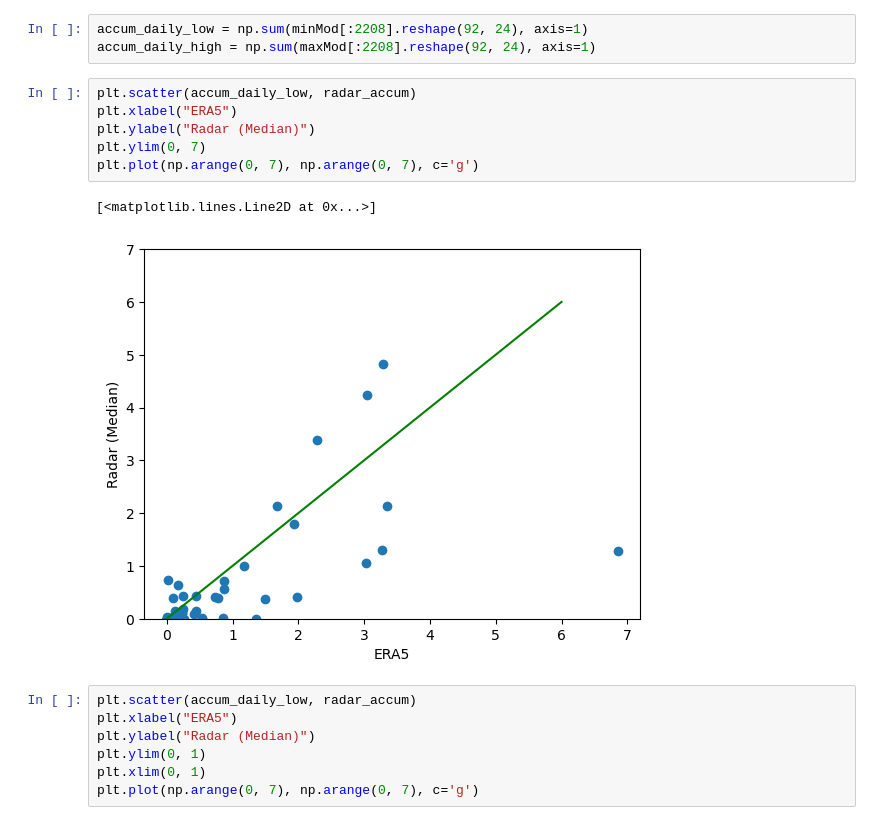
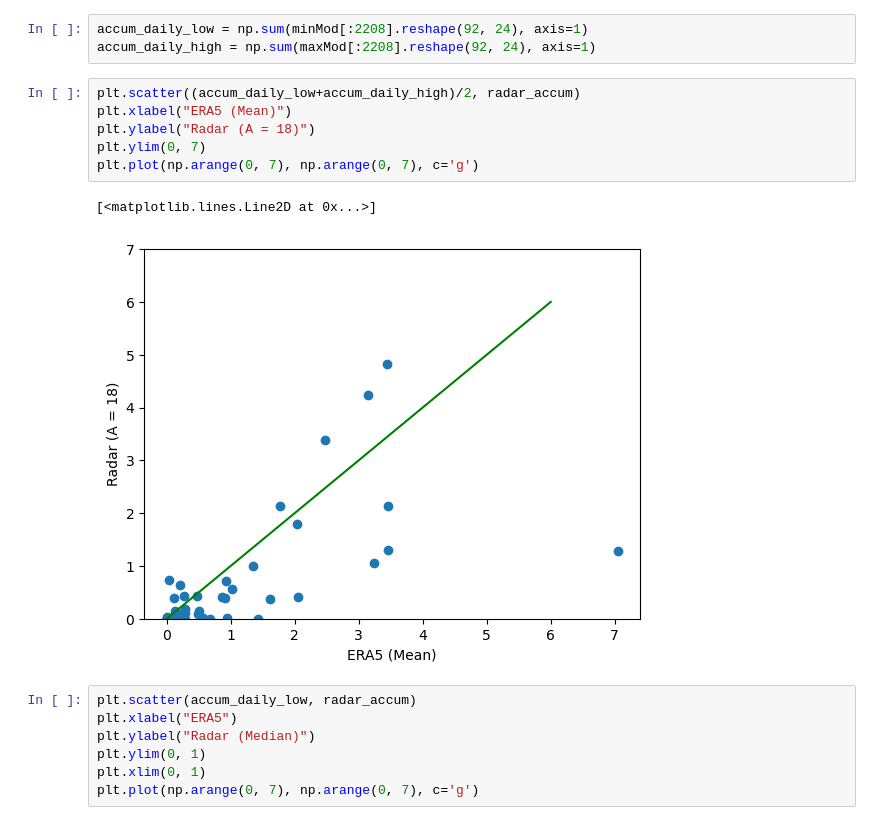
Before and after one commit to Troll-Observing-Network/neumayer-snowfall, a Jupyter notebook: TrollMarchAccum.ipynb, the cells around one changed output. Cells and saved outputs as stored; diff of their text form.

```diff
--- a/TrollMarchAccum.ipynb
+++ b/TrollMarchAccum.ipynb
@@ -90,14 +103,14 @@ print(eraLowerAccum)
 accum_daily_low = np.sum(minMod[:2208].reshape(92, 24), axis=1)
 accum_daily_high = np.sum(maxMod[:2208].reshape(92, 24), axis=1)
 # %%
-plt.scatter(accum_daily_low, radar_accum)
-plt.xlabel("ERA5")
-plt.ylabel("Radar (Median)")
+plt.scatter((accum_daily_low+accum_daily_high)/2, radar_accum)
+plt.xlabel("ERA5 (Mean)")
+plt.ylabel("Radar (A = 18)")
 plt.ylim(0, 7)
 plt.plot(np.arange(0, 7), np.arange(0, 7), c='g')
 # %% [output]
 [<matplotlib.lines.Line2D at 0x...>]
-[figure, old version]
+[figure, new version]
 # %%
 plt.scatter(accum_daily_low, radar_accum)
 plt.xlabel("ERA5")
```
Also changed, not shown: parts of 20 cells of this notebook, 6 other files.
